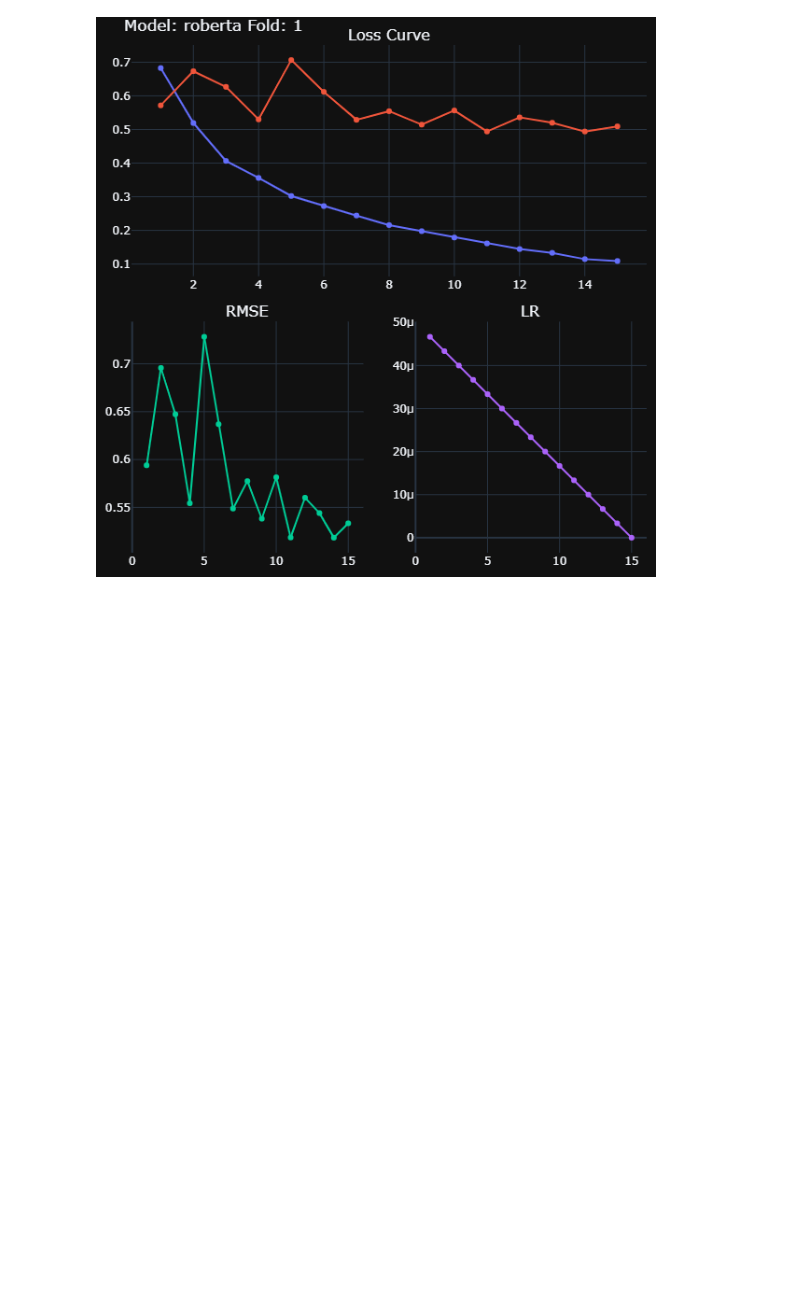
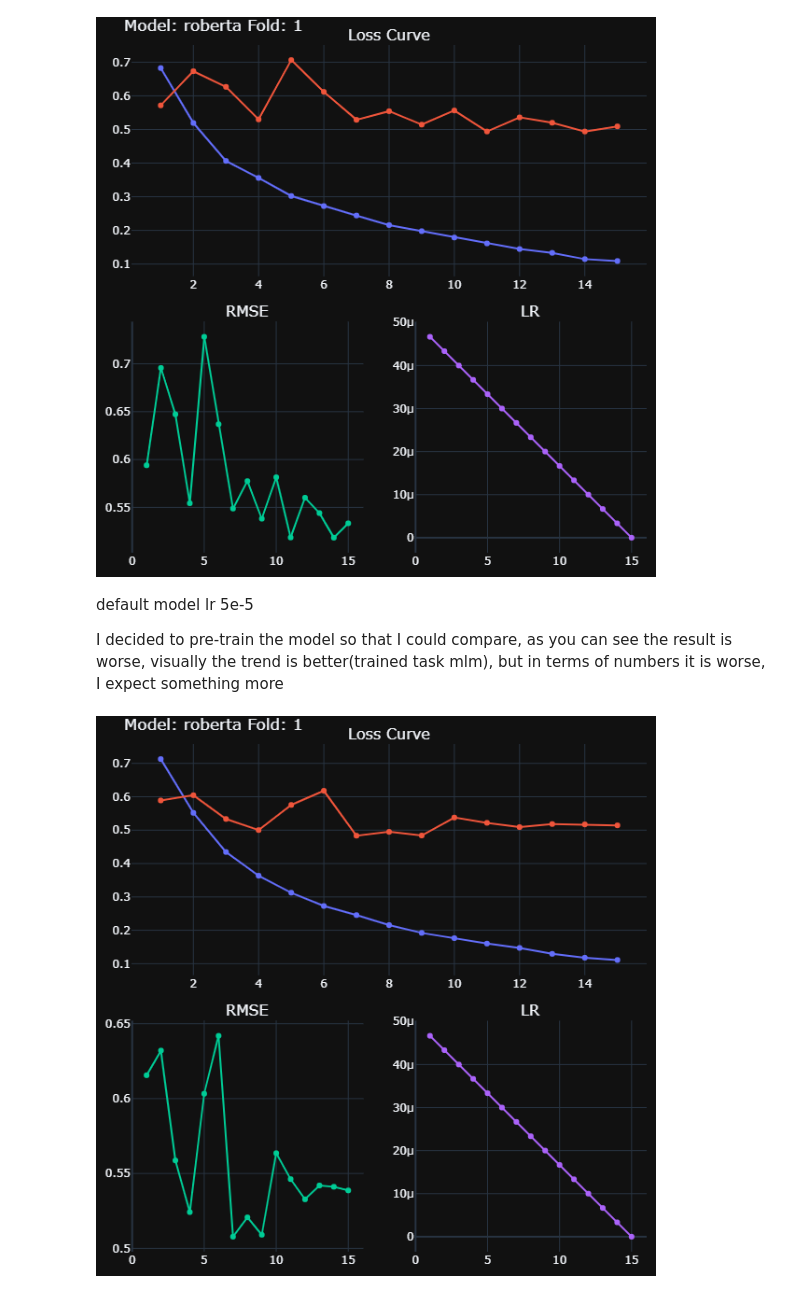
Before and after one commit to beifa/CommonLit, a Jupyter notebook: work_on_error.ipynb, the cells around one changed output. Cells and saved outputs as stored; diff of their text form; code cells hidden in the pictures; blank space fills up the shorter version.

```diff
--- a/work_on_error.ipynb
+++ b/work_on_error.ipynb
@@ -1749,3 +1766,11 @@ if lr 2e-5 result bad i change to 5e-5 and we get best result.
 Image(filename='/content/drive/MyDrive/CommonLit/plot/newplot (2).png')
 # %% [output]
 [figure]
+# %% [markdown]
+default model lr 5e-5
+
+I decided to pre-train the model so that I could compare, as you can see the result is worse, visually the trend is better(trained task mlm), but in terms of numbers it is worse, I expect something more
+# %%
+Image(filename='/content/drive/MyDrive/CommonLit/plot/newplot (3).png')
+# %% [output]
+[figure, added]
```
Also changed, not shown: parts of 4 cells of this notebook.
